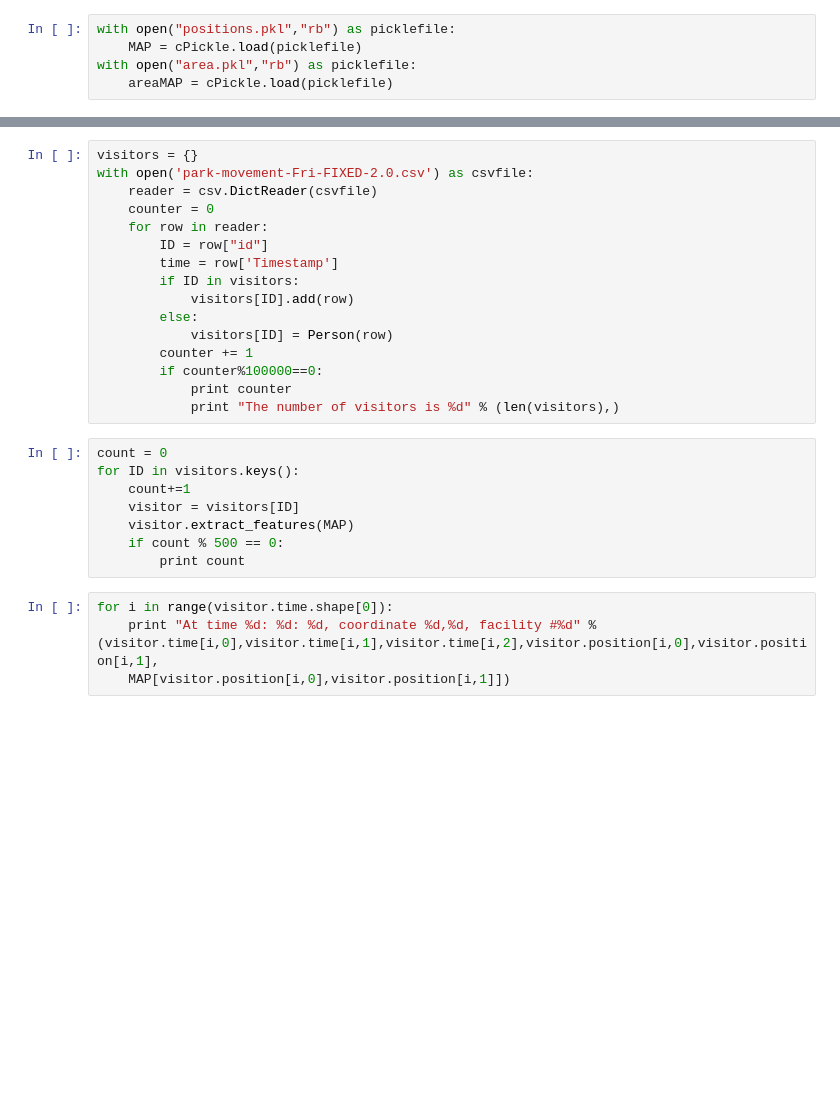
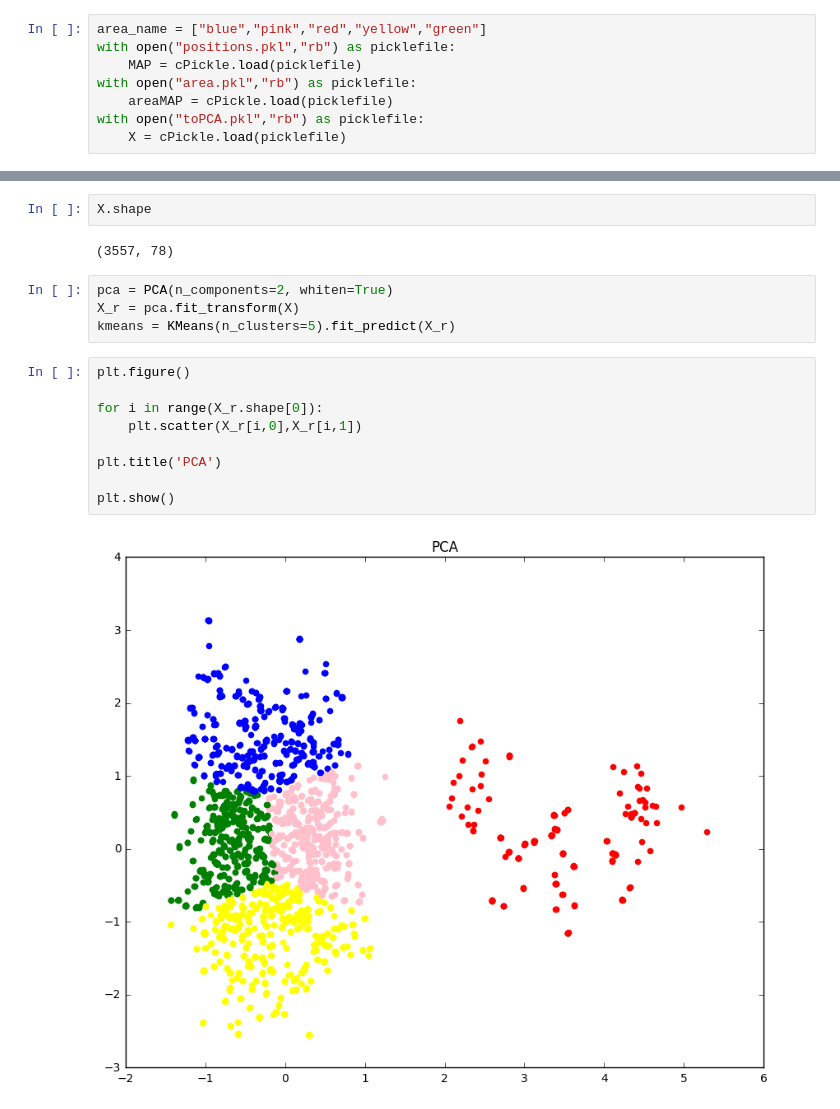
Before and after one commit to jacklxc/VAST2015, a Jupyter notebook: VAST2015.ipynb, the cells around one changed output, grey strips where cells are left out. Drawn from its saved outputs; the diff is of its cells as text; blank space fills up the shorter version.

Commit message:
Finished PCA and kmeans

```diff
--- a/VAST2015.ipynb
+++ b/VAST2015.ipynb
@@ -24,5 +20,8 @@ Area number -- color
 # %%
+area_name = ["blue","pink","red","yellow","green"]
 with open("positions.pkl","rb") as picklefile:
     MAP = cPickle.load(picklefile)
 with open("area.pkl","rb") as picklefile:
     areaMAP = cPickle.load(picklefile)
+with open("toPCA.pkl","rb") as picklefile:
+    X = cPickle.load(picklefile)
@@ -39,28 +28,19 @@ array([[2, 2, 2, ..., 0, 0, 0],
-# %%
-visitors = {}
-with open('park-movement-Fri-FIXED-2.0.csv') as csvfile:
-    reader = csv.DictReader(csvfile)
-    counter = 0
-    for row in reader:
-        ID = row["id"]
-        time = row['Timestamp']
-        if ID in visitors:
-            visitors[ID].add(row)
-        else:
-            visitors[ID] = Person(row)
-        counter += 1
-        if counter%100000==0:
-            print counter
-            print "The number of visitors is %d" % (len(visitors),)
-# %%
-count = 0
-for ID in visitors.keys():
-    count+=1
-    visitor = visitors[ID]
-    visitor.extract_features(MAP)
-    if count % 500 == 0:
-        print count
-# %%
-for i in range(visitor.time.shape[0]):
-    print "At time %d: %d: %d, coordinate %d,%d, facility #%d" % (visitor.time[i,0],visitor.time[i,1],visitor.time[i,2],visitor.position[i,0],visitor.position[i,1],
-    MAP[visitor.position[i,0],visitor.position[i,1]])
+# %%
+X.shape
+# %% [output]
+(3557, 78)
+# %%
+pca = PCA(n_components=2, whiten=True)
+X_r = pca.fit_transform(X)
+kmeans = KMeans(n_clusters=5).fit_predict(X_r)
+# %%
+plt.figure()
+
+for i in range(X_r.shape[0]):
+    plt.scatter(X_r[i,0],X_r[i,1])
+
+plt.title('PCA')
+
+plt.show()
+# %% [output]
+[figure, added]
```
Also changed, not shown: parts of 2 cells of this notebook, 4 other files.
